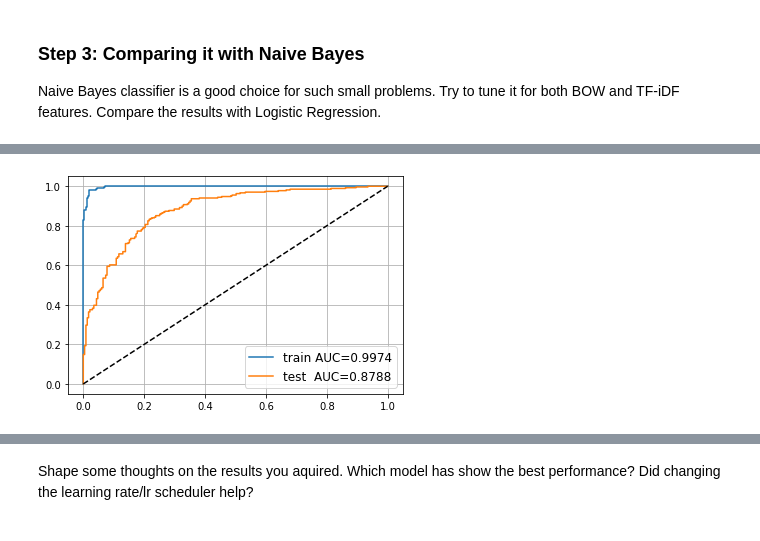
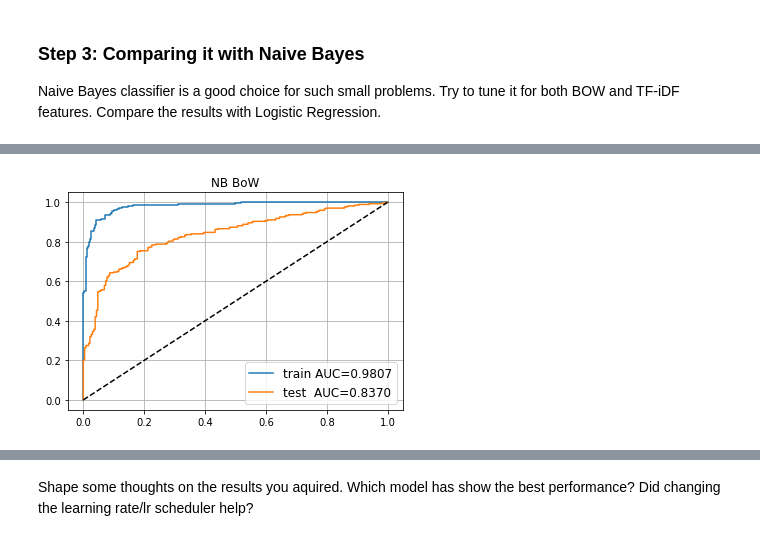
Before and after one commit to SnetkovR/made_nlp_course, a Jupyter notebook: homeworks/homework01_word_vectors/homework01_texts.ipynb, the cells around one changed output, grey strips where cells are left out. Saved outputs shown, nothing was run; the diff lists cells and outputs as text; code cells hidden in the pictures.

```diff
--- a/homeworks/homework01_word_vectors/homework01_texts.ipynb
+++ b/homeworks/homework01_word_vectors/homework01_texts.ipynb
@@ -502,16 +476,13 @@ plt.grid()
-# %%
-naive = MultinomialNB().fit(train_tfidfVector, y_train)
-
-for name, X, y, model in [
-    ('train', train_tfidfVector, y_train, naive),
-    ('test ', test_tfidfVector, y_test, naive)
-]:
-    proba = model.predict_proba(X)[:, 1]
-    auc = roc_auc_score(y, proba)
-    plt.plot(*roc_curve(y, proba)[:2], label='%s AUC=%.4f' % (name, auc))
-
-plt.plot([0, 1], [0, 1], '--', color='black',)
-plt.legend(fontsize='large')
-plt.grid()
-# %% [output]
-[figure, removed]
+# %%
+from sklearn.naive_bayes import MultinomialNB
+naive = MultinomialNB().fit(X_train_bow, y_train)
+
+plot_roc(
+    naive,
+    (X_train_bow, y_train),
+    (X_test_bow, y_test),
+    nn=False,
+    title=f'NB BoW'
+)
+# %% [output]
+[figure, added]
```
Also changed, not shown: parts of 20 cells of this notebook.
